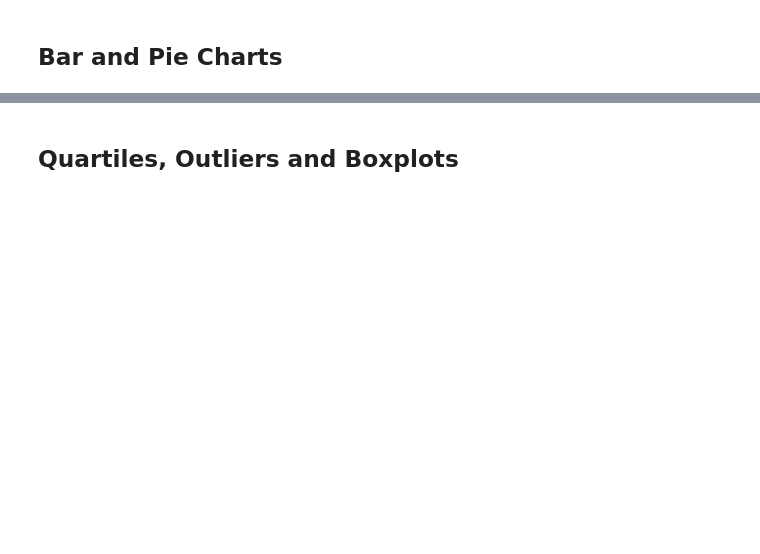
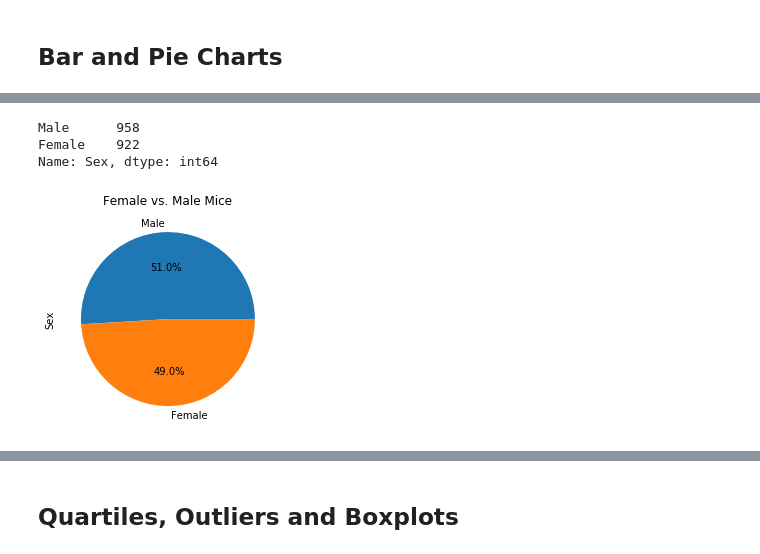
Before and after one commit to Saeger2015/Pymaceuticals-Inc., a Jupyter notebook: Pymaceuticals/pymaceuticals_starter.ipynb, the cells around one changed output, grey strips where cells are left out. Drawn from its saved outputs; the diff is of its cells as text; code cells hidden in the pictures; blank space fills up the shorter version.

```diff
--- a/Pymaceuticals/pymaceuticals_starter.ipynb
+++ b/Pymaceuticals/pymaceuticals_starter.ipynb
@@ -95,4 +180,18 @@ print(check)
 # %%
 # Generate a pie plot showing the distribution of female versus male mice using Pandas
+# %%
+# Generate a pie plot showing the distribution of female versus male mice using Pandas
+gender =  cleaner_complete_data["Sex"].value_counts()
+gender
+# %% [output]
+Male      958
+Female    922
+Name: Sex, dtype: int64
+# %%
+gender.plot(kind='pie', y='Sex', startangle = 360, autopct ='%1.1f%%' )
+plt.title("Female vs. Male Mice")
+plt.show()
+# %% [output]
+[figure, added]
 # %%
 # Generate a pie plot showing the distribution of female versus male mice using pyplot
```
Also changed, not shown: parts of 24 cells of this notebook.
